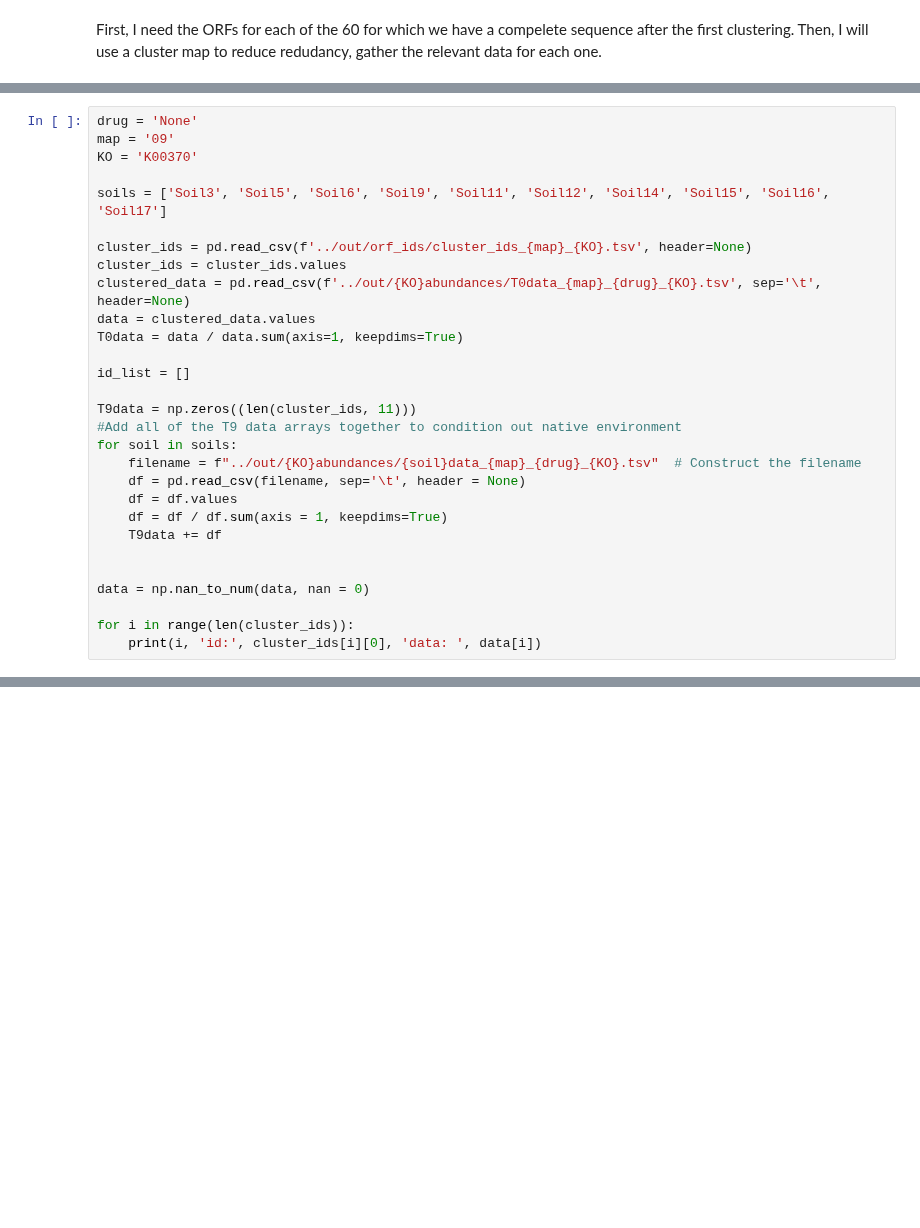
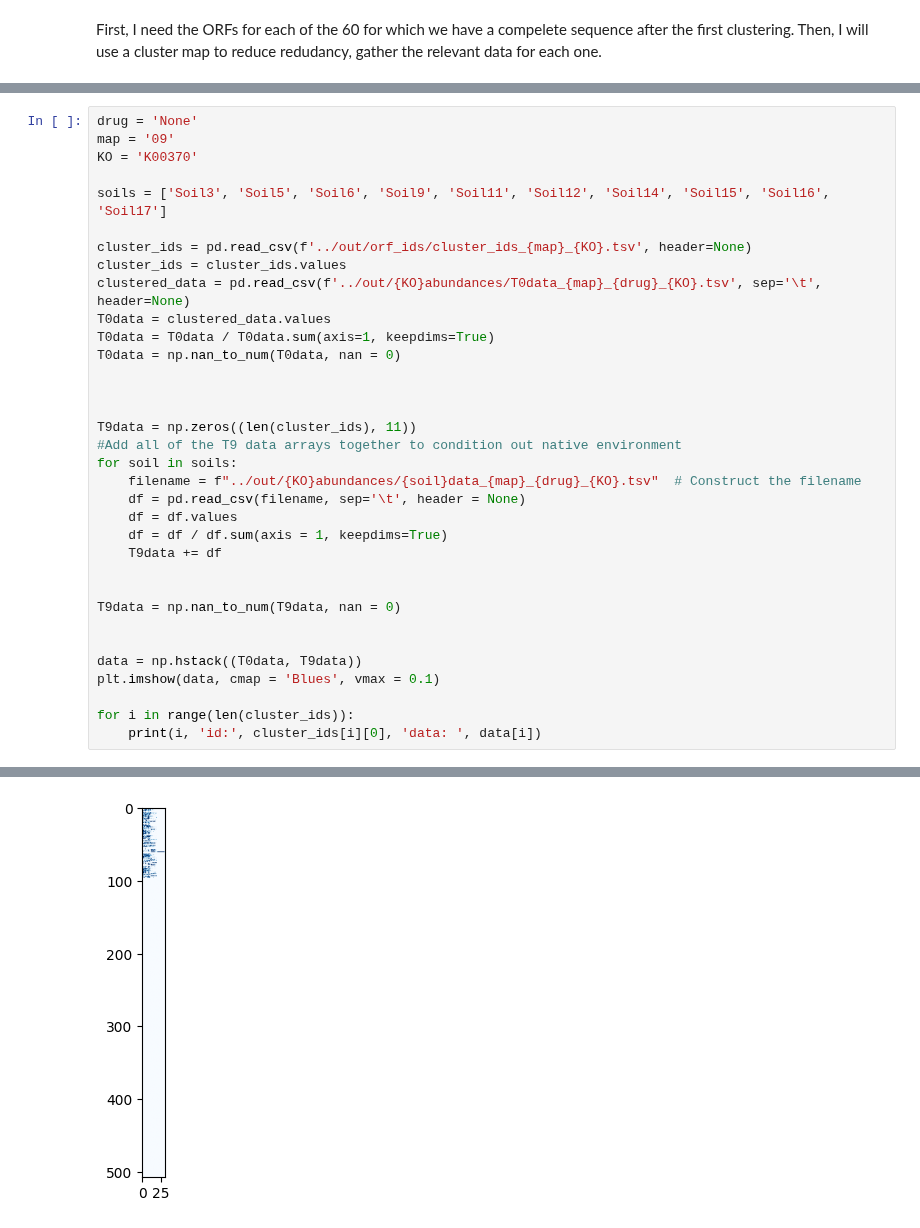
Before and after one commit to AddisonHowe/soil-metagenomics, a Jupyter notebook: notebooks/comprehensive_clusters.ipynb, the cells around one changed output, grey strips where cells are left out. Cells and saved outputs as stored; diff of their text form; blank space fills up the shorter version.

```diff
--- a/notebooks/comprehensive_clusters.ipynb
+++ b/notebooks/comprehensive_clusters.ipynb
@@ -30,12 +31,13 @@ soils = ['Soil3', 'Soil5', 'Soil6', 'Soil9', 'Soil11', 'Soil12', 'Soil14', 'Soil
 cluster_ids = pd.read_csv(f'../out/orf_ids/cluster_ids_{map}_{KO}.tsv', header=None)
 cluster_ids = cluster_ids.values
 clustered_data = pd.read_csv(f'../out/{KO}abundances/T0data_{map}_{drug}_{KO}.tsv', sep='\t', header=None)
-data = clustered_data.values
-T0data = data / data.sum(axis=1, keepdims=True)
+T0data = clustered_data.values
+T0data = T0data / T0data.sum(axis=1, keepdims=True)
+T0data = np.nan_to_num(T0data, nan = 0)
 
-id_list = []
 
-T9data = np.zeros((len(cluster_ids, 11)))
+
+T9data = np.zeros((len(cluster_ids), 11))
 #Add all of the T9 data arrays together to condition out native environment
 for soil in soils:
     filename = f"../out/{KO}abundances/{soil}data_{map}_{drug}_{KO}.tsv"  # Construct the filename
@@ -45,7 +47,11 @@ for soil in soils:
     T9data += df
 
 
-data = np.nan_to_num(data, nan = 0)
+T9data = np.nan_to_num(T9data, nan = 0)
+
+
+data = np.hstack((T0data, T9data))
+plt.imshow(data, cmap = 'Blues', vmax = 0.1)
 
 for i in range(len(cluster_ids)):
     print(i, 'id:', cluster_ids[i][0], 'data: ', data[i])
@@ -70,3 +76,4 @@ for i in range(len(cluster_ids)):
+[figure, added]
 # %%
 #load in round_1 ids which have complete sequences
 
```
Also changed, not shown: parts of 5 cells of this notebook.
